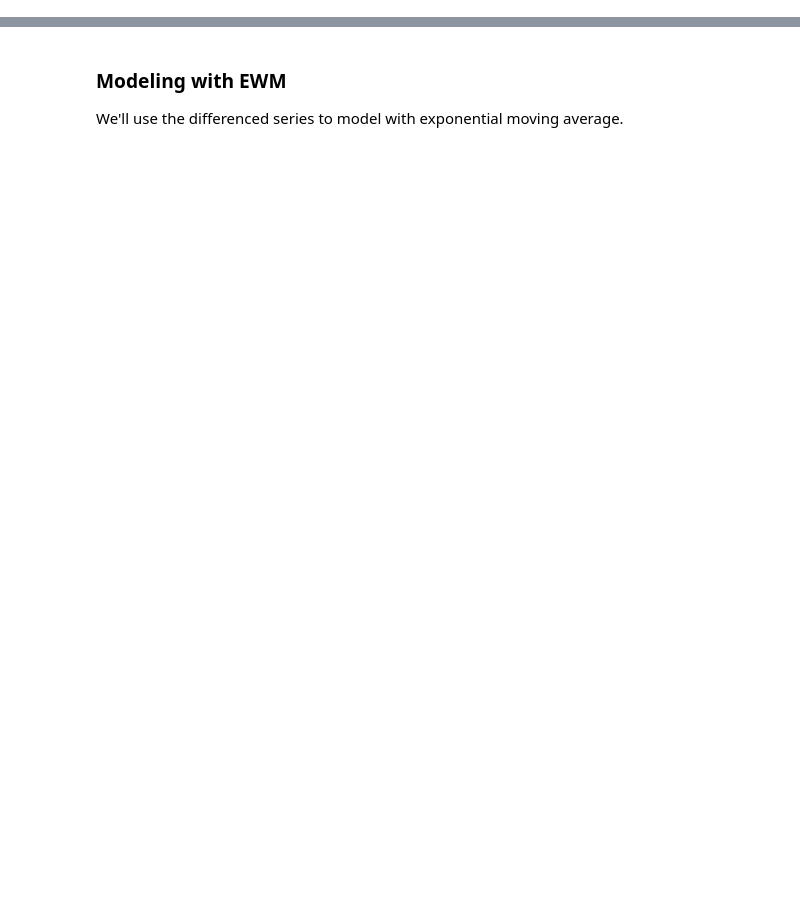
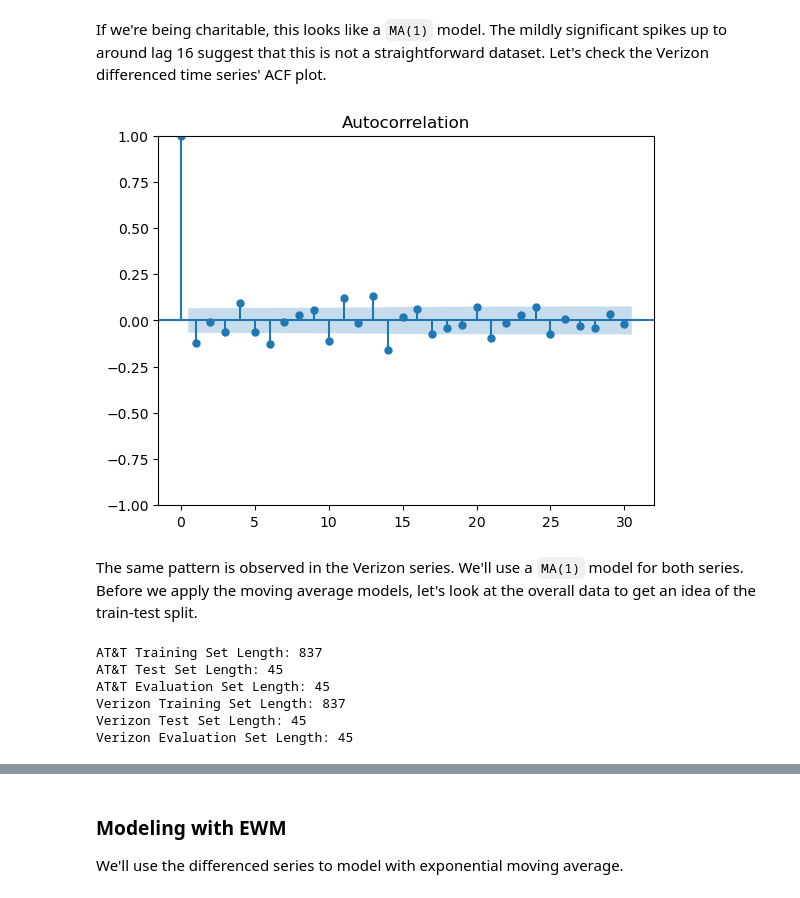
Before and after one commit to tacotuesday/time-series-stock-forecasting, a Jupyter notebook: 02-traditional-analysis/notebooks/traditional_analysis.ipynb, the cells around one changed output, grey strips where cells are left out. Drawn from its saved outputs; the diff is of its cells as text; code cells hidden in the pictures; blank space fills up the shorter version.

```diff
--- a/02-traditional-analysis/notebooks/traditional_analysis.ipynb
+++ b/02-traditional-analysis/notebooks/traditional_analysis.ipynb
@@ -29,0 +194,34 @@ v_diff_test = v_diff.iloc[split_point:]
+# %% [markdown]
+If we're being charitable, this looks like a `MA(1)` model. The mildly significant spikes up to around lag 16 suggest that this is not a straightforward dataset. Let's check the Verizon differenced time series' ACF plot.
+# %%
+plot_acf(merged_df["v_diff"], lags=30)
+plt.show()
+# %% [output]
+[figure, added]
+# %% [markdown]
+The same pattern is observed in the Verizon series. We'll use a `MA(1)` model for both series. Before we apply the moving average models, let's look at the overall data to get an idea of the train-test split.
+# %%
+# Create train-test split from the differenced data
+split_point = int(len(merged_df['t_diff']) * 0.95)
+
+t_diff_train = merged_df['t_diff'].iloc[:split_point]
+t_diff_test = merged_df['t_diff'].iloc[split_point:]
+t_eval = merged_df['close_t'].iloc[split_point:]
+v_diff_train = merged_df['v_diff'].iloc[:split_point]
+v_diff_test = merged_df['v_diff'].iloc[split_point:]
+v_eval = merged_df["close_v"].iloc[split_point:]
+
+# Let's check the lengths of the training and testing sets.
+print(f"AT&T Training Set Length: {len(t_diff_train)}")
+print(f"AT&T Test Set Length: {len(t_diff_test)}")
+print(f"AT&T Evaluation Set Length: {len(t_eval)}")
+print(f"Verizon Training Set Length: {len(v_diff_train)}")
+print(f"Verizon Test Set Length: {len(v_diff_test)}")
+print(f"Verizon Evaluation Set Length: {len(v_eval)}")
+# %% [output]
+AT&T Training Set Length: 837
+AT&T Test Set Length: 45
+AT&T Evaluation Set Length: 45
+Verizon Training Set Length: 837
+Verizon Test Set Length: 45
+Verizon Evaluation Set Length: 45
```
Also changed, not shown: parts of 59 cells of this notebook.
